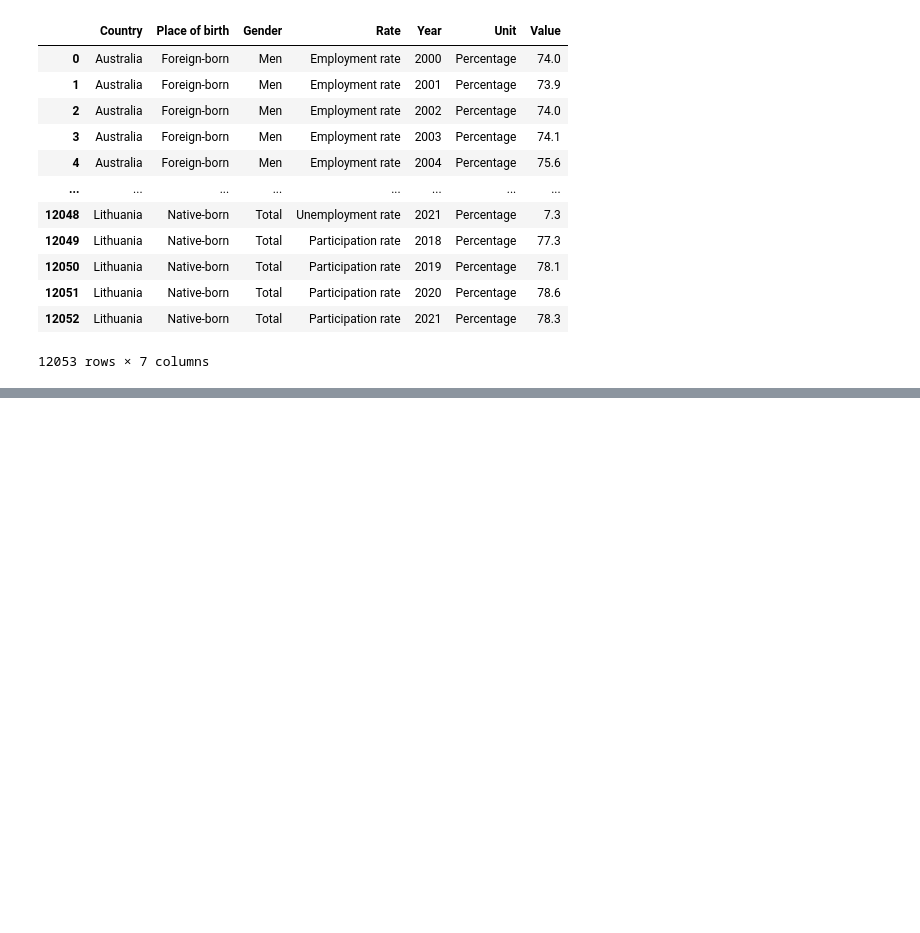
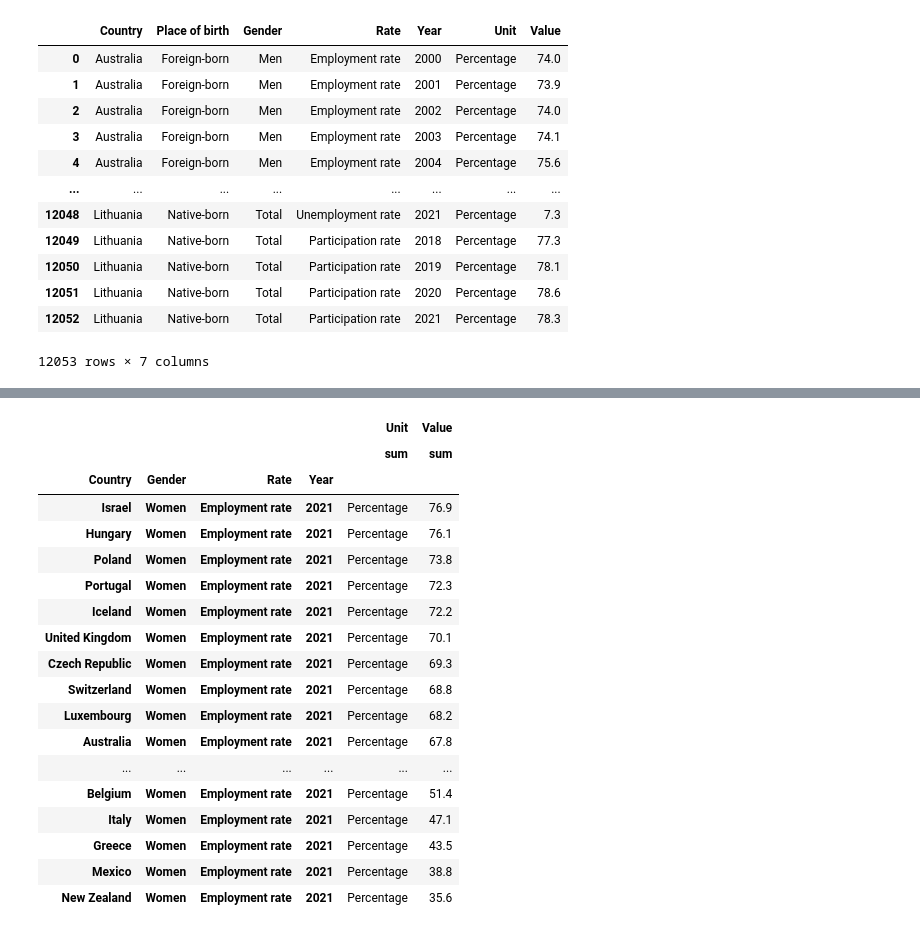
Before and after one commit to sergioabz/mid_project, a Jupyter notebook: notebooks/Final_Question_Analysis_midbootcamp_project.ipynb, the cells around one changed output, grey strips where cells are left out. Cells and saved outputs as stored; diff of their text form; code cells hidden in the pictures; blank space fills up the shorter version.

```diff
--- a/notebooks/Final_Question_Analysis_midbootcamp_project.ipynb
+++ b/notebooks/Final_Question_Analysis_midbootcamp_project.ipynb
@@ -64,0 +88,23 @@ max_immi1
+# %%
+max_immi2 = max_immi1.sort_values(by = ('Value', 'sum'), ascending=False).head(50)
+max_immi2
+# %% [output]
+|  |  |  |  | Unit | Value |
+|  |  |  |  | sum | sum |
+| Country | Gender | Rate | Year |  |  |
+| Israel | Women | Employment rate | 2021 | Percentage | 76.9 |
+| Hungary | Women | Employment rate | 2021 | Percentage | 76.1 |
+| Poland | Women | Employment rate | 2021 | Percentage | 73.8 |
+| Portugal | Women | Employment rate | 2021 | Percentage | 72.3 |
+| Iceland | Women | Employment rate | 2021 | Percentage | 72.2 |
+| United Kingdom | Women | Employment rate | 2021 | Percentage | 70.1 |
+| Czech Republic | Women | Employment rate | 2021 | Percentage | 69.3 |
+| Switzerland | Women | Employment rate | 2021 | Percentage | 68.8 |
+| Luxembourg | Women | Employment rate | 2021 | Percentage | 68.2 |
+| Australia | Women | Employment rate | 2021 | Percentage | 67.8 |
+| ... | ... | ... | ... | ... | ... |
+| Belgium | Women | Employment rate | 2021 | Percentage | 51.4 |
+| Italy | Women | Employment rate | 2021 | Percentage | 47.1 |
+| Greece | Women | Employment rate | 2021 | Percentage | 43.5 |
+| Mexico | Women | Employment rate | 2021 | Percentage | 38.8 |
+| New Zealand | Women | Employment rate | 2021 | Percentage | 35.6 |
```
Also changed, not shown: parts of 5 cells of this notebook.
